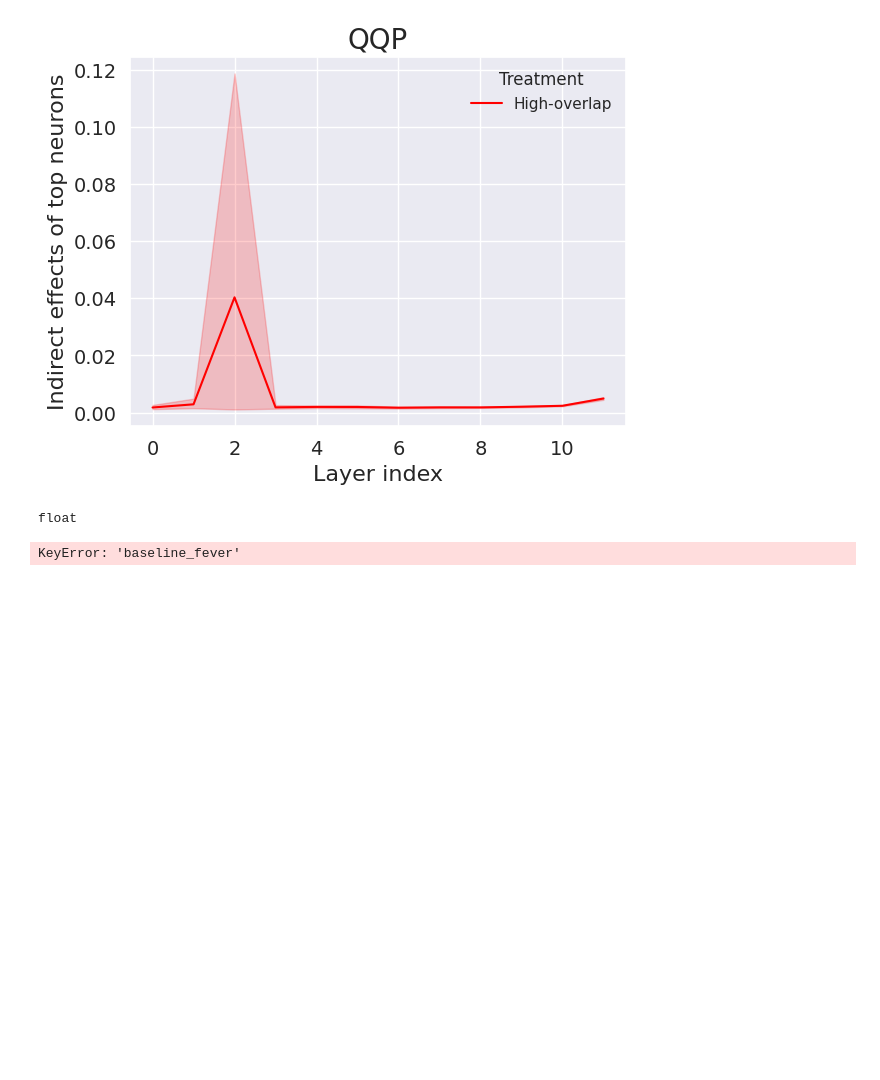
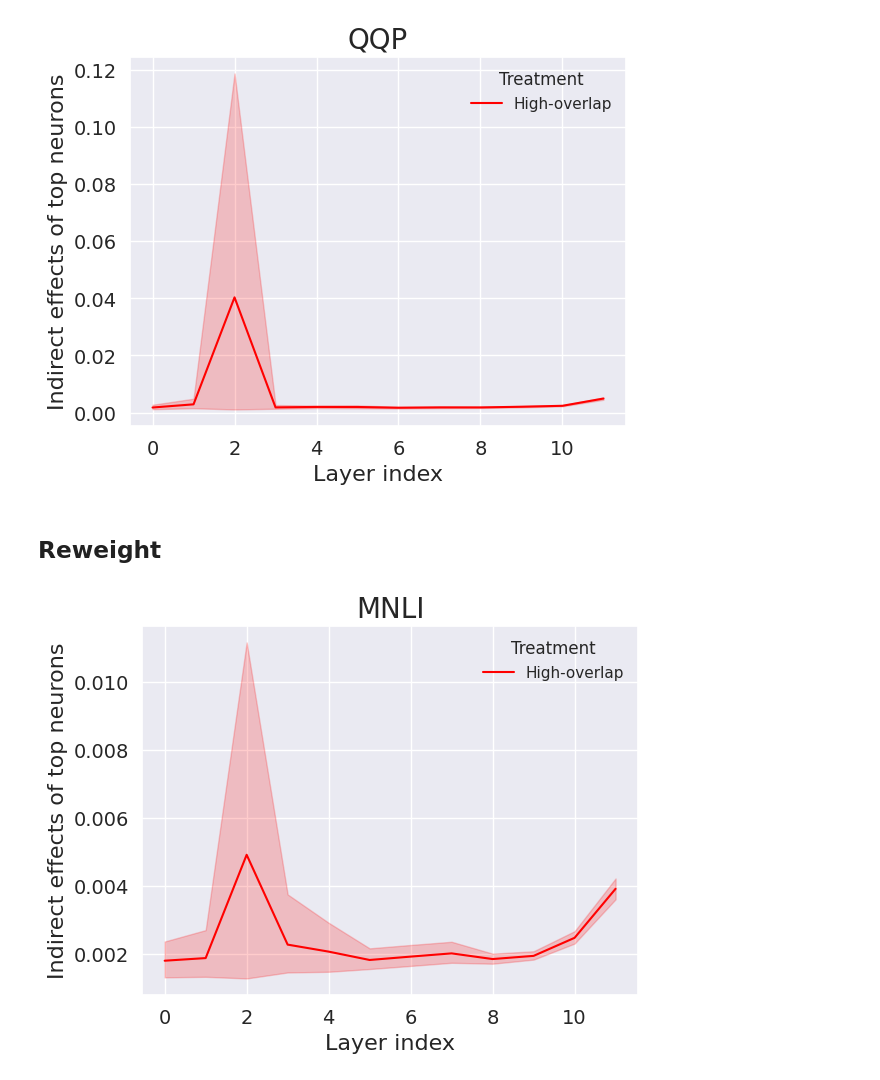
Before and after one commit to sitiporn/DebiasNeuro-components, a Jupyter notebook: notebooks/NIE_plots.ipynb, the cells around one changed output. Drawn from its saved outputs; the diff is of its cells as text; code cells hidden in the pictures; blank space fills up the shorter version.

```diff
--- a/notebooks/NIE_plots.ipynb
+++ b/notebooks/NIE_plots.ipynb
@@ -177,11 +159,42 @@ plt.title(f'{dataset_name}', fontsize=20)
 plt.tick_params(axis='both', which='major', labelsize=14)
 # %% [output]
 [figure]
+# %% [markdown]
+## Reweight
+# %%
+method_names = ['reweight2', 'reweight_fever', 'reweight_qqp_mysplit']
 # %%
-type(y_nie[0])
+method_name = method_names[0]
+dataset_name = datasets_names[0]
+path = os.path.join(top_neuron_path, method_name)
+path = os.path.join(path,f'top_neuron_{seed}_{masking_mode}_{do}_all_layers.pickle')
+with open(path, 'rb') as handle: top_neurons = pickle.load(handle)
+x_layer = {}
+y_nie = {}
+treatments = {}
+
+if seed not in x_layer.keys(): x_layer[method_name] = []
+if seed not in y_nie.keys():   y_nie[method_name] = []
+if seed not in treatments.keys(): treatments[method_name] = []
+x_layer = [ int(pos.split('-')[1]) for pos, nie in top_neurons[key].items()]
+y_nie = [float(nie) for pos, nie in top_neurons[key].items()]
+treatment = [do] * len(y_nie)
+data = {'Layer index': x_layer,
+        'Indirect effects of top neurons':  y_nie,
+         'Treatment': treatment}
+
+df = pd.DataFrame(data=data)
+sns.set(font_scale=10)
+sns.set_theme(style="darkgrid")
+sns.lineplot(data=df,  x="Layer index", y="Indirect effects of top neurons",  hue="Treatment", palette=['red'])
+# plt.legend(title='MNLI', fontsize=20)
+plt.xlabel('Layer index', fontsize=16);
+plt.ylabel('Indirect effects of top neurons', fontsize=16);
+plt.title(f'{dataset_name}', fontsize=20)
+plt.tick_params(axis='both', which='major', labelsize=14)
+# for legend text
+# plt.setp(sns.get_legend().get_texts(), fontsize='10')
+# # for legend title
+# plt.setp(gfg.get_legend().get_title(), fontsize='20')
 # %% [output]
-float
+[figure, added]
-# %%
-df['baseline_fever'].shape
-# %% [output]
-KeyError: 'baseline_fever'
```
Also changed, not shown: parts of 14 cells of this notebook.
